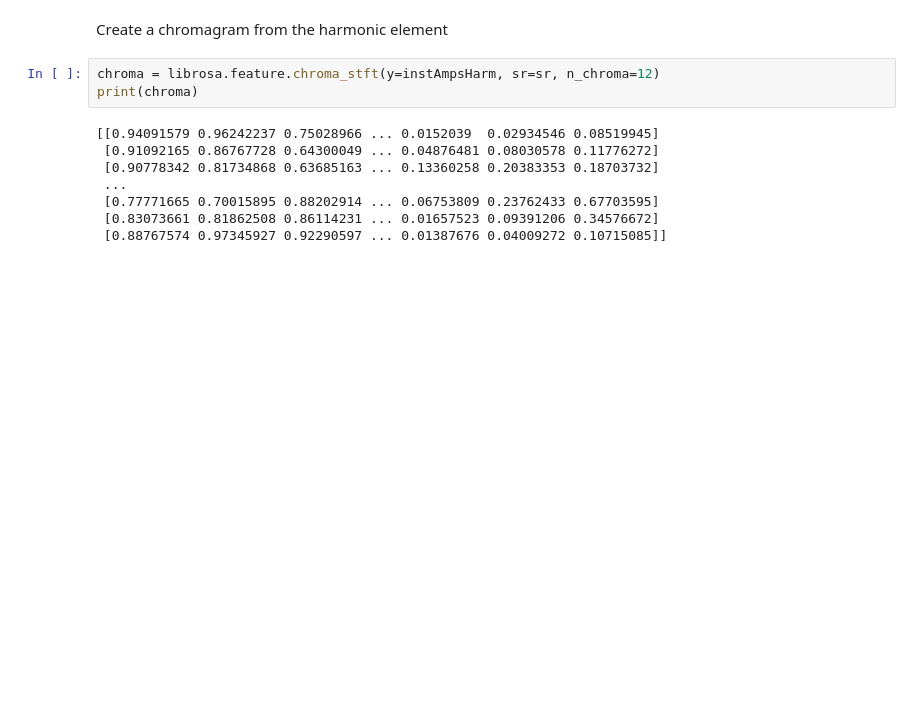
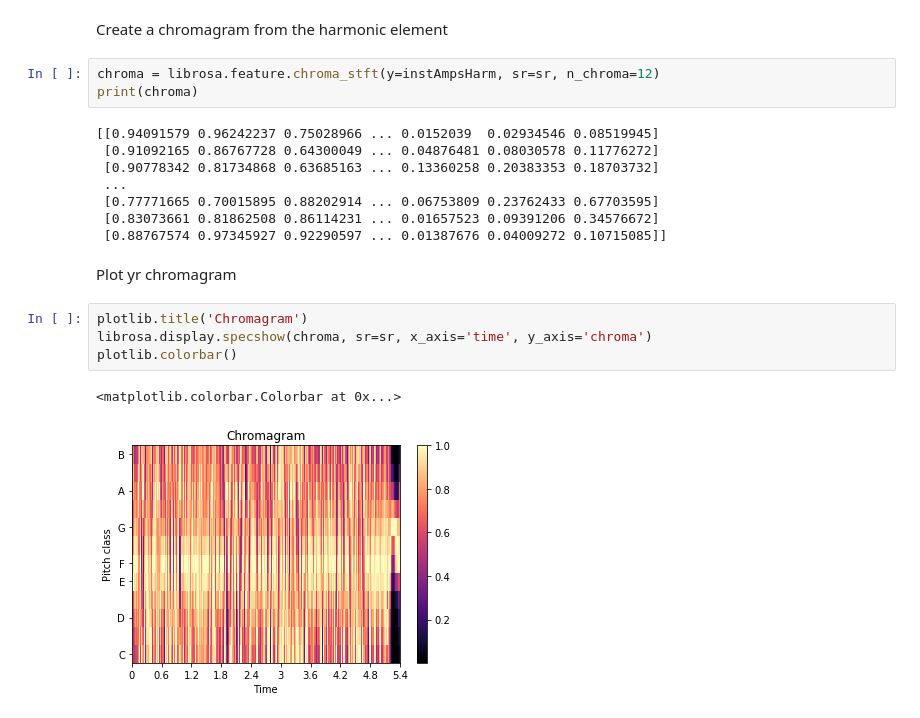
Before and after one commit to dahvvv/bc_signalprocessing, a Jupyter notebook: finalProject/Analysis.ipynb, the cells around one changed output. Cells and saved outputs as stored; diff of their text form; blank space fills up the shorter version.

Commit message:
plot yr chromagram

```diff
--- a/finalProject/Analysis.ipynb
+++ b/finalProject/Analysis.ipynb
@@ -142,3 +142,12 @@ print(chroma)
  [0.77771665 0.70015895 0.88202914 ... 0.06753809 0.23762433 0.67703595]
  [0.83073661 0.81862508 0.86114231 ... 0.01657523 0.09391206 0.34576672]
  [0.88767574 0.97345927 0.92290597 ... 0.01387676 0.04009272 0.10715085]]
+# %% [markdown]
+Plot yr chromagram
+# %%
+plotlib.title('Chromagram')
+librosa.display.specshow(chroma, sr=sr, x_axis='time', y_axis='chroma')
+plotlib.colorbar()
+# %% [output]
+<matplotlib.colorbar.Colorbar at 0x...>
+[figure, added]
```
